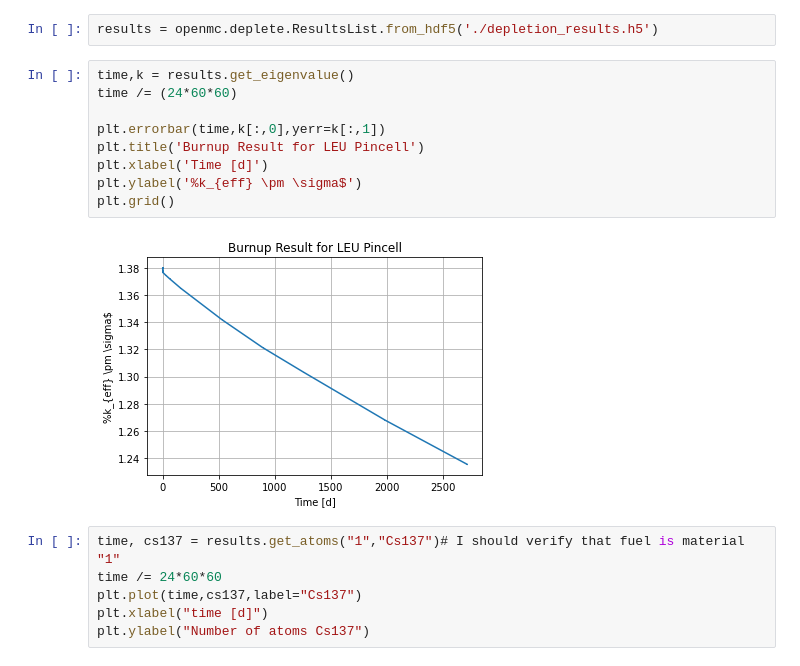
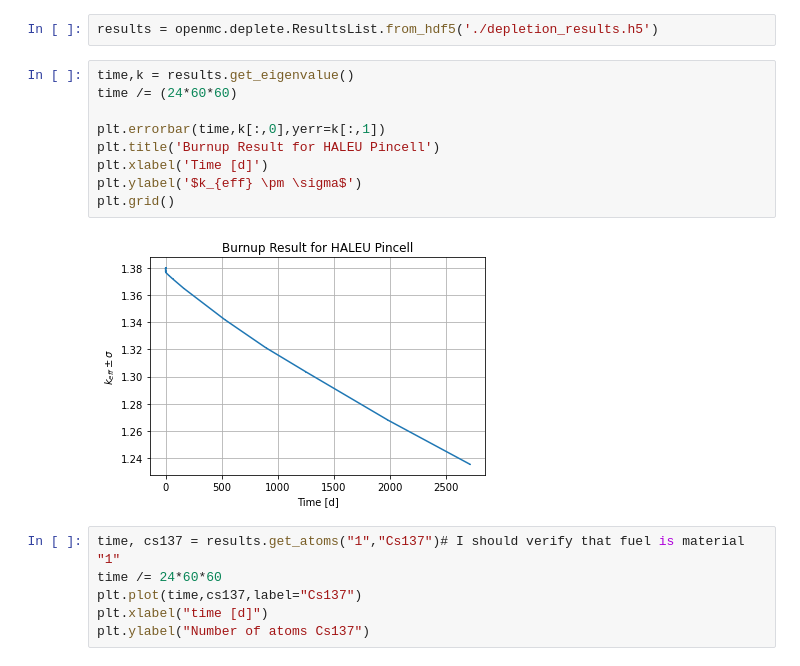
Before and after one commit to stu314159/er362_omc, a Jupyter notebook: examples/micro_reactor/haleu_pwr/burnup/haleu_burnup.ipynb, the cells around one changed output. Saved outputs shown, nothing was run; the diff lists cells and outputs as text.

```diff
--- a/examples/micro_reactor/haleu_pwr/burnup/haleu_burnup.ipynb
+++ b/examples/micro_reactor/haleu_pwr/burnup/haleu_burnup.ipynb
@@ -273,14 +273,14 @@ results = openmc.deplete.ResultsList.from_hdf5('./depletion_results.h5')
 # %%
 time,k = results.get_eigenvalue()
 time /= (24*60*60)
 
 plt.errorbar(time,k[:,0],yerr=k[:,1])
-plt.title('Burnup Result for LEU Pincell')
+plt.title('Burnup Result for HALEU Pincell')
 plt.xlabel('Time [d]')
-plt.ylabel('%k_{eff} \pm \sigma$')
+plt.ylabel('$k_{eff} \pm \sigma$')
 plt.grid()
 # %% [output]
-[figure, old version]
+[figure, new version]
 # %%
 time, cs137 = results.get_atoms("1","Cs137")# I should verify that fuel is material "1"
 time /= 24*60*60
```
Also changed, not shown: 19 other files.
